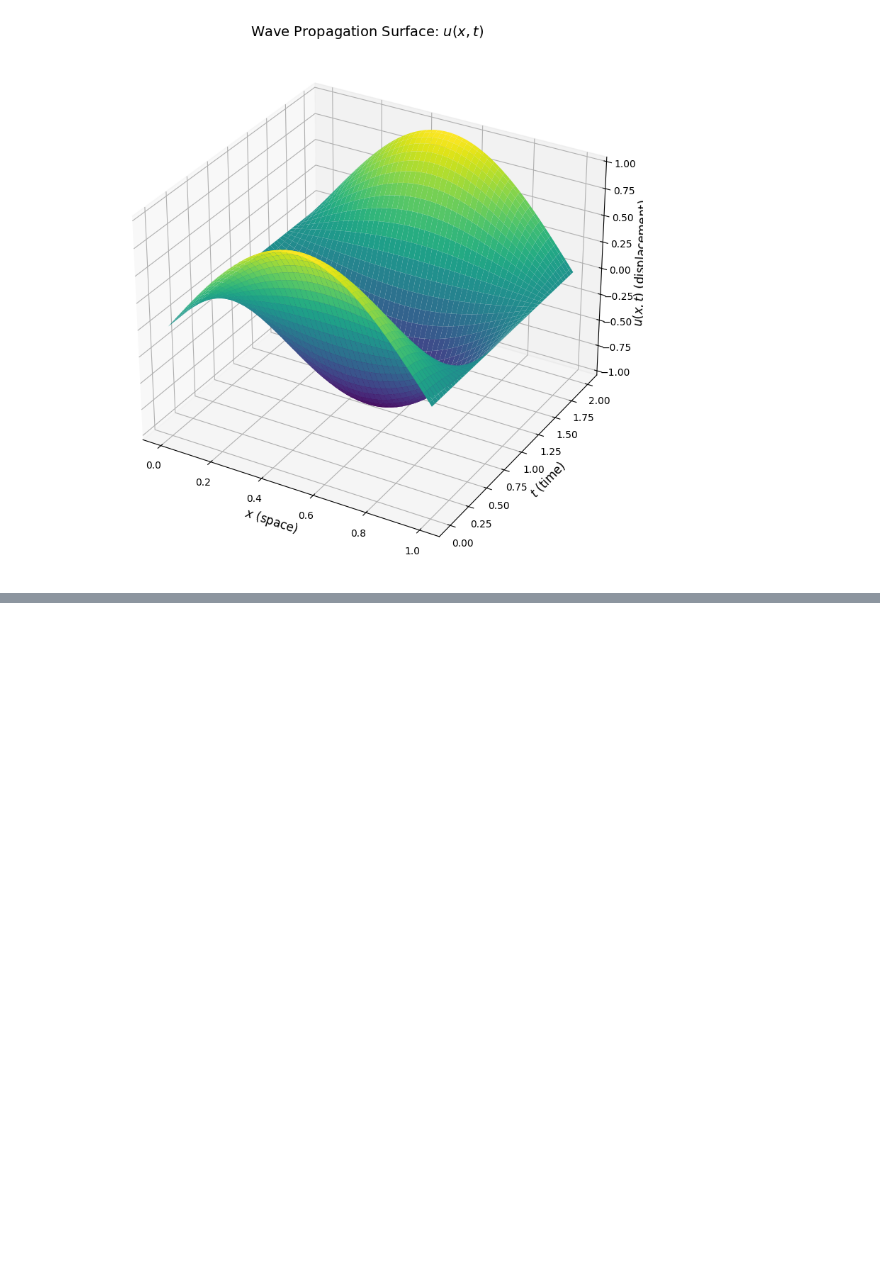
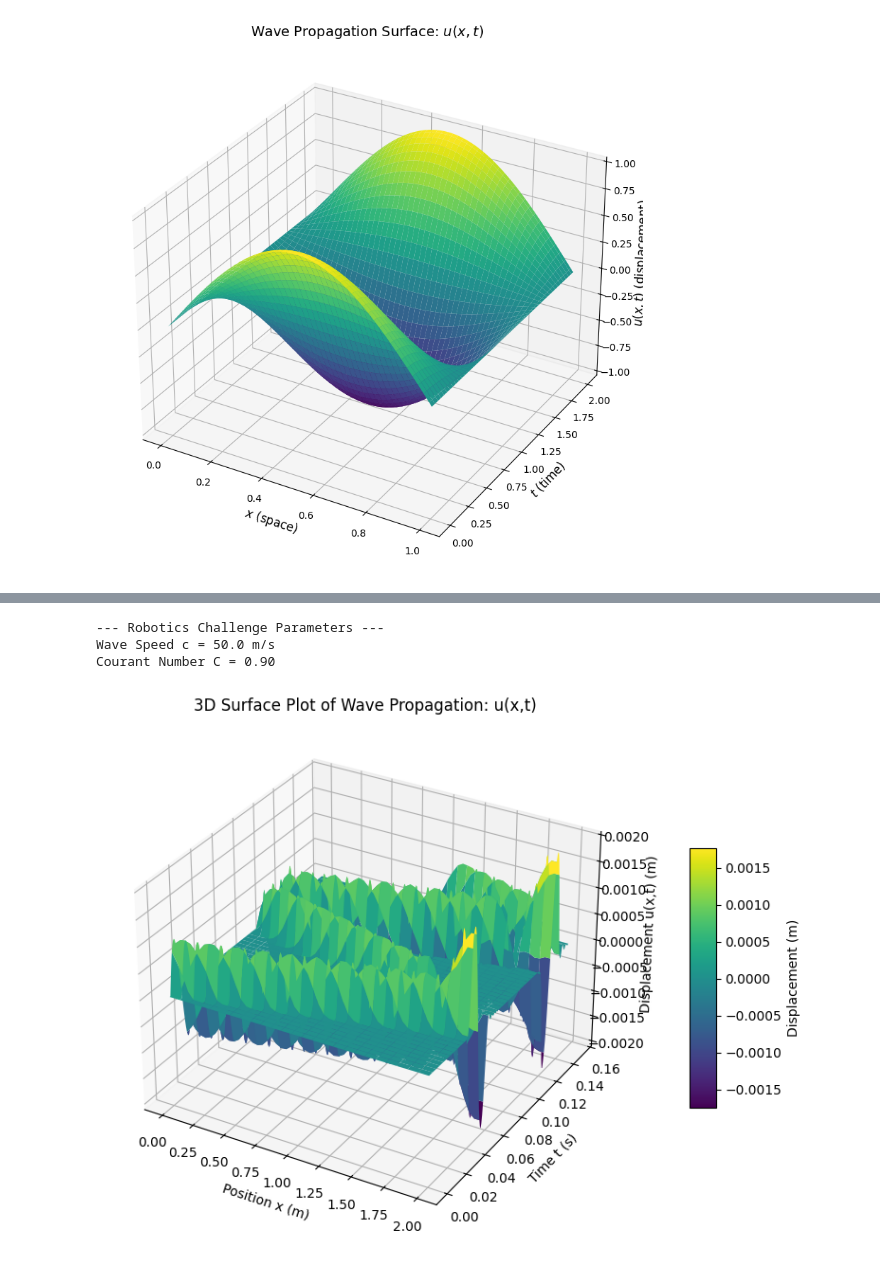
Before and after one commit to jesteenaec2529-collab/PDE-T-and-OT, a Jupyter notebook: LAB3.ipynb, the cells around one changed output, grey strips where cells are left out. Saved outputs shown, nothing was run; the diff lists cells and outputs as text; code cells hidden in the pictures; blank space fills up the shorter version.

```diff
--- a/LAB3.ipynb
+++ b/LAB3.ipynb
@@ -295,0 +394,71 @@ Numerical Dispersion: While not highly prominent in this example due to the smoo
+# %%
+import numpy as np
+import matplotlib.pyplot as plt
+from mpl_toolkits.mplot3d import Axes3D
+
+# --- 1. Parameters for the Robot Link ---
+L = 2.0             # Length of the robot link (m)
+c = 50.0            # Wave speed in the material (m/s)
+T = 0.15            # Total simulation time (s)
+
+# Discretization - fine grid needed for high wave speed
+dx = 0.04
+dt = dx / c * 0.9   # Choose dt based on dx and c to guarantee C=0.9
+C = c * dt / dx
+
+print(f"--- Robotics Challenge Parameters ---")
+print(f"Wave Speed c = {c} m/s")
+print(f"Courant Number C = {C:.2f}")
+if C > 1:
+    raise ValueError("CFL condition failed!")
+
+# --- Grid setup ---
+x = np.arange(0, L + dx, dx)
+t_vec = np.arange(0, T + dt, dt)
+nx = len(x)
+nt = len(t_vec)
+u = np.zeros((nt, nx))
+
+# --- Motor Jolt Parameters ---
+pulse_duration = 0.02  # s
+pulse_amplitude = 0.001 # 1 mm jolt
+pulse_frequency = 2 * np.pi / pulse_duration
+
+# --- 5. Time-stepping Loop with New Boundary Conditions ---
+for n in range(1, nt - 1):
+    # Main update for interior points (from 2nd point to 2nd-to-last)
+    u[n + 1, 1:-1] = (2 * u[n, 1:-1] - u[n - 1, 1:-1] +
+                      C**2 * (u[n, 2:] - 2 * u[n, 1:-1] + u[n, :-2]))
+
+    # Boundary Condition 1: Motor Jolt at the Base (x=0)
+    current_time = n * dt
+    if current_time < pulse_duration:
+        u[n + 1, 0] = pulse_amplitude * np.sin(pulse_frequency * current_time)
+    else:
+        u[n + 1, 0] = 0.0  # Motor holds firm at base after jolt
+
+    # Boundary Condition 2: Free End at x=L (Neumann)
+    u[n + 1, -1] = u[n + 1, -2]
+
+# --- 6. 2D Plot: End-Effector's Vibration Over Time ---
+end_effector_displacement = u[:, -1]
+
+# --- 7. 3D Surface Plot of u(x,t) ---
+X, T_grid = np.meshgrid(x, t_vec)
+
+fig = plt.figure(figsize=(14, 6))
+ax = fig.add_subplot(111, projection='3d')
+surf = ax.plot_surface(X, T_grid, u, cmap='viridis', edgecolor='none')
+
+ax.set_title("3D Surface Plot of Wave Propagation: u(x,t)")
+ax.set_xlabel("Position x (m)")
+ax.set_ylabel("Time t (s)")
+ax.set_zlabel("Displacement u(x,t) (m)")
+fig.colorbar(surf, shrink=0.5, aspect=10, label='Displacement (m)')
+plt.tight_layout()
+plt.show()
+# %% [output]
+--- Robotics Challenge Parameters ---
+Wave Speed c = 50.0 m/s
+Courant Number C = 0.90
+[figure, added]
```
Also changed, not shown: parts of 5 cells of this notebook.
